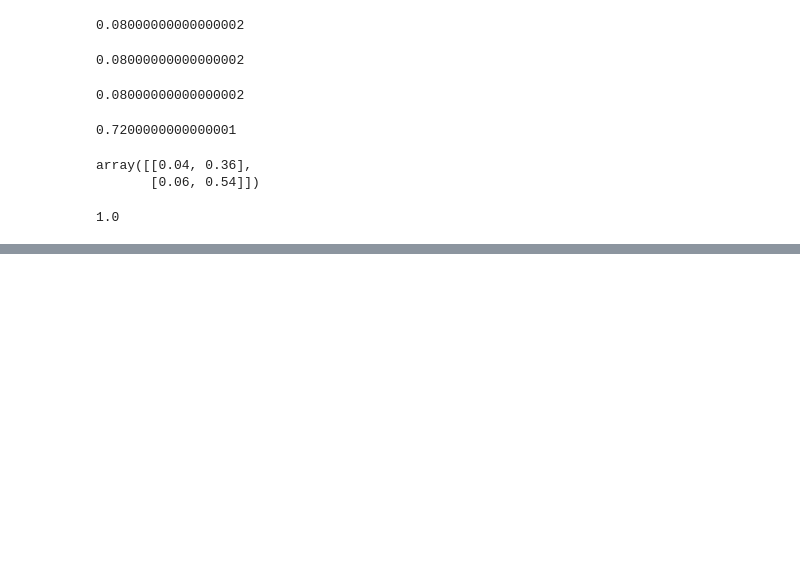
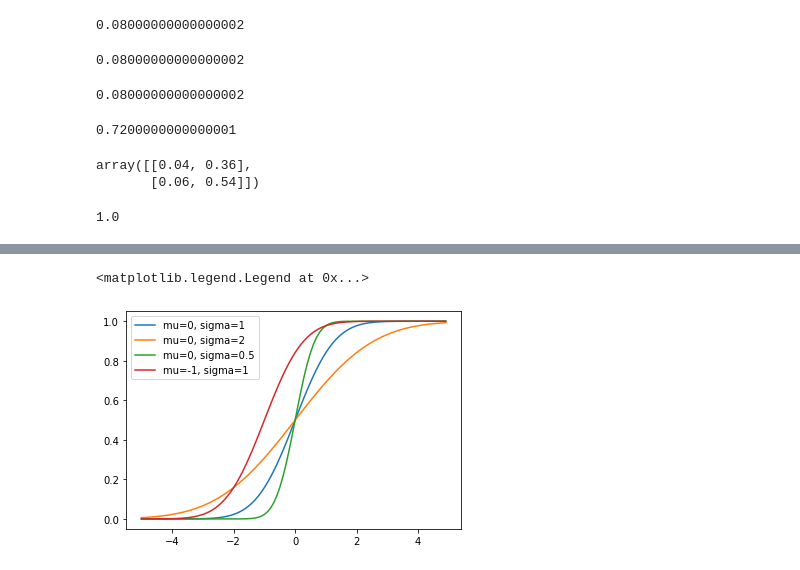
Before and after one commit to caiosalgado/mat_quinta, a Jupyter notebook: Data Science do Zero/Prefacio_Python.ipynb, the cells around one changed output, grey strips where cells are left out. Drawn from its saved outputs; the diff is of its cells as text; code cells hidden in the pictures; blank space fills up the shorter version.

```diff
--- a/Data Science do Zero/Prefacio_Python.ipynb
+++ b/Data Science do Zero/Prefacio_Python.ipynb
@@ -2179,0 +2262,10 @@ np.array([.4, .6]).reshape(2,1).dot(np.array([0.1,0.9]).reshape(1,2)).sum()
+# %%
+xs = [x/10 for x in range(-50, 50)]
+plt.plot(xs, [normal_cdf(x, sigma=1) for x in xs], '-', label='mu=0, sigma=1')
+plt.plot(xs, [normal_cdf(x, sigma=2) for x in xs], '-', label='mu=0, sigma=2')
+plt.plot(xs, [normal_cdf(x, sigma=0.5) for x in xs], '-', label='mu=0, sigma=0.5')
+plt.plot(xs, [normal_cdf(x, mu=-1) for x in xs], '-', label='mu=-1, sigma=1')
+plt.legend()
+# %% [output]
+<matplotlib.legend.Legend at 0x...>
+[figure, added]
```
Also changed, not shown: parts of 81 cells of this notebook, 3 other files.
